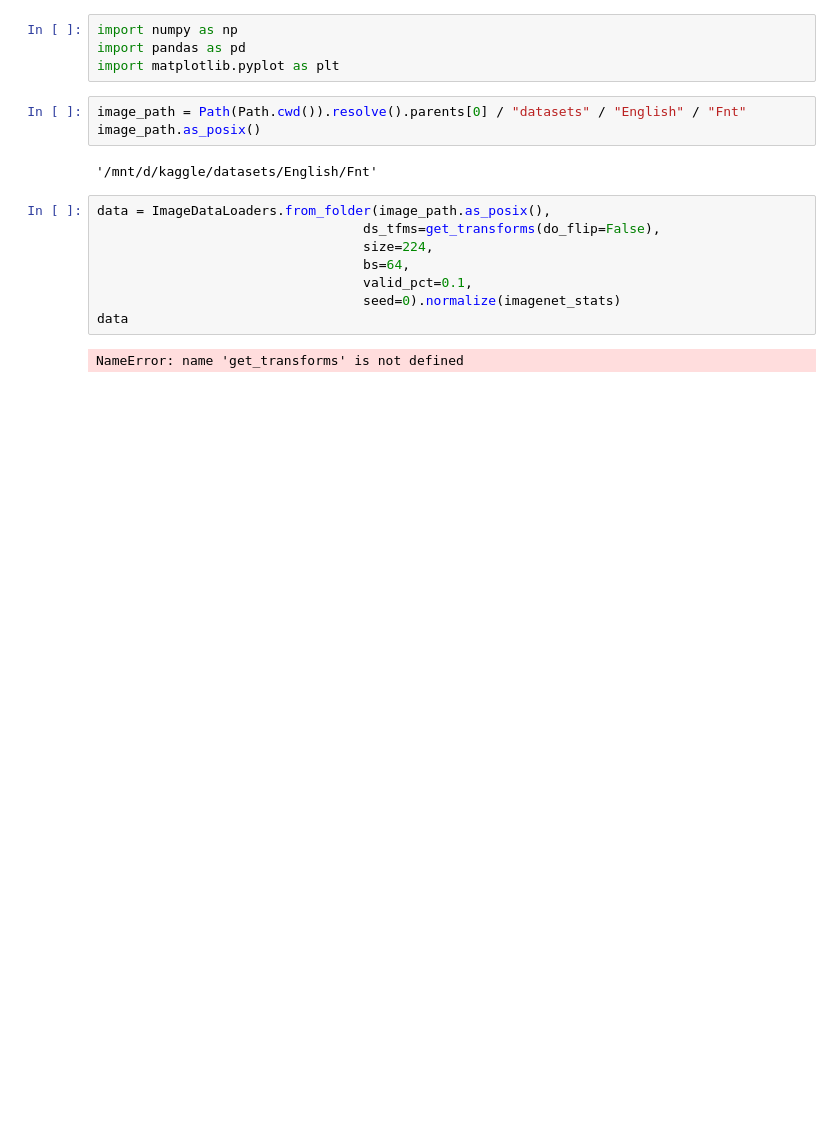
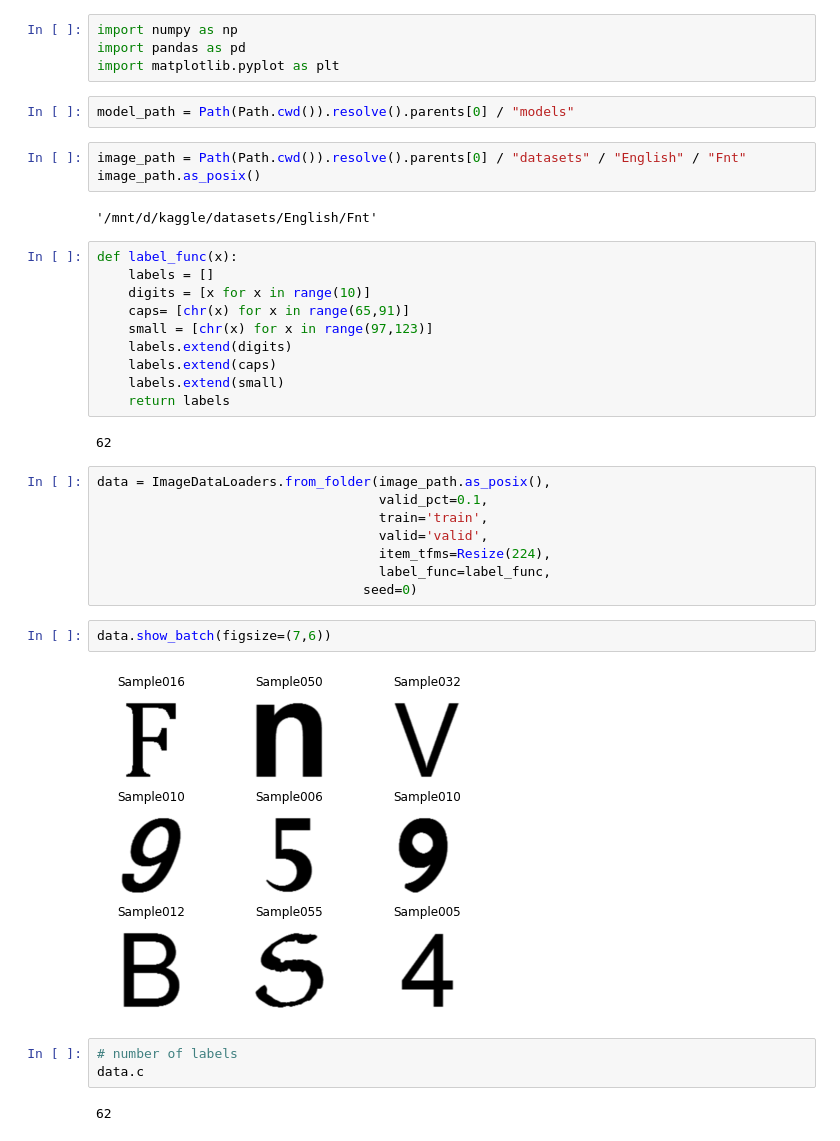
Before and after one commit to ds-praveenkumar/kaggle, a Jupyter notebook: fastai/ocr_restnet34.ipynb, the cells around one changed output. Drawn from its saved outputs; the diff is of its cells as text; blank space fills up the shorter version.

Commit message:
add learning model in fastai

```diff
--- a/fastai/ocr_restnet34.ipynb
+++ b/fastai/ocr_restnet34.ipynb
@@ -8,18 +9,39 @@ from fastai.vision.data import ImageDataLoaders,
 import numpy as np
 import pandas as pd
 import matplotlib.pyplot as plt
+# %%
+model_path = Path(Path.cwd()).resolve().parents[0] / "models"
 # %%
 image_path = Path(Path.cwd()).resolve().parents[0] / "datasets" / "English" / "Fnt"
 image_path.as_posix()
 # %% [output]
 '/mnt/d/kaggle/datasets/English/Fnt'
+# %%
+def label_func(x):
+    labels = []
+    digits = [x for x in range(10)]
+    caps= [chr(x) for x in range(65,91)]
+    small = [chr(x) for x in range(97,123)]
+    labels.extend(digits)
+    labels.extend(caps)
+    labels.extend(small)
+    return labels
+# %% [output]
+62
 # %%
 data = ImageDataLoaders.from_folder(image_path.as_posix(),
-                                  ds_tfms=get_transforms(do_flip=False),
-                                  size=224,
-                                  bs=64,
-                                  valid_pct=0.1,
-                                  seed=0).normalize(imagenet_stats)
-data
+                                    valid_pct=0.1,
+                                    train='train',
+                                    valid='valid',
+                                    item_tfms=Resize(224),
+                                    label_func=label_func,
+                                  seed=0)
-# %% [output]
-NameError: name 'get_transforms' is not defined
+# %%
+data.show_batch(figsize=(7,6))
+# %% [output]
+[figure, added]
+# %%
+# number of labels
+data.c
+# %% [output]
+62
```
Also changed, not shown: parts of 7 cells of this notebook.
